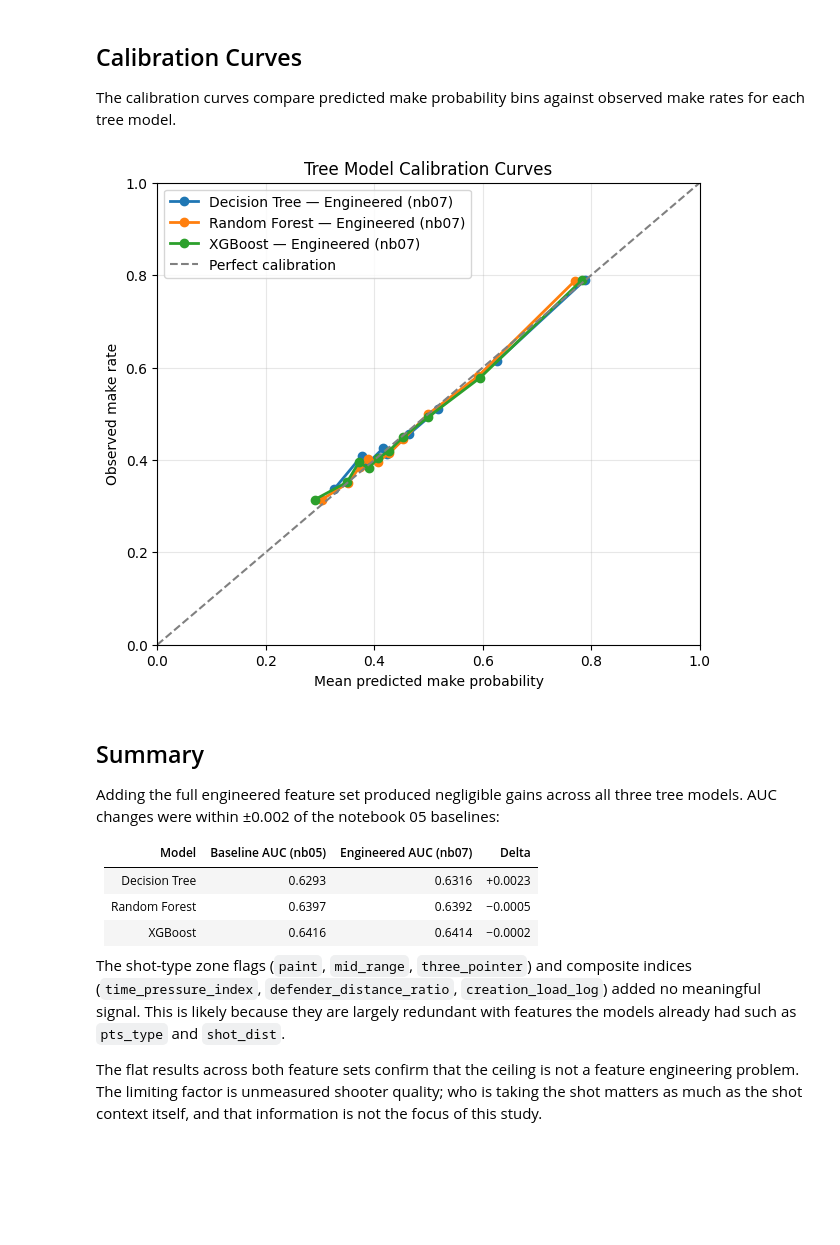
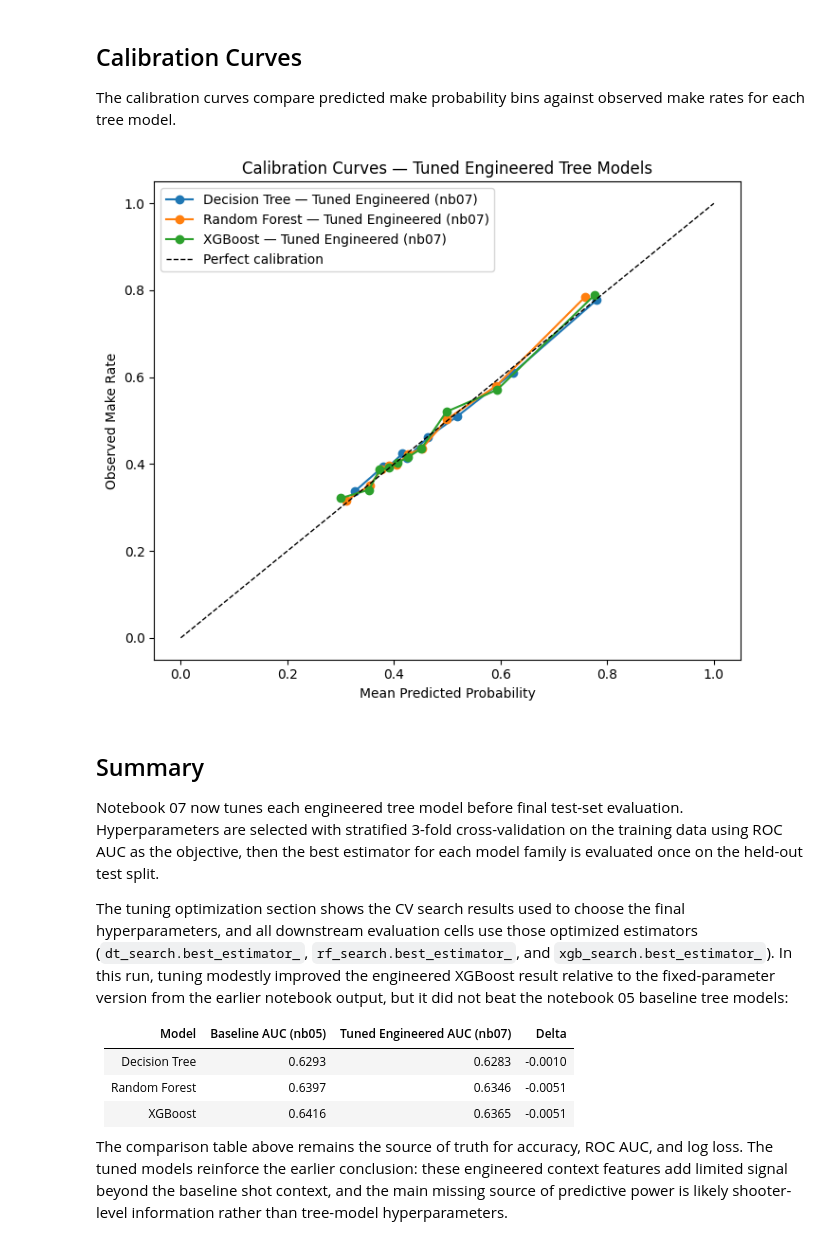
Before and after one commit to nseluga/Shot-Value-Machine-Learning, a Jupyter notebook: notebooks/07_tree_models_engineered.ipynb, the cells around one changed output. Cells and saved outputs as stored; diff of their text form; code cells hidden in the pictures; blank space fills up the shorter version.

Commit message:
fixed bin overlap and added hyperparameter tuning

```diff
--- a/notebooks/07_tree_models_engineered.ipynb
+++ b/notebooks/07_tree_models_engineered.ipynb
@@ -209,21 +336,21 @@ comparison
 # %%
-# ROC curves: engineered tree models overlaid, with notebook 05 AUC values annotated in legend
+# ROC curves: tuned engineered tree models overlaid, with notebook 05 AUC values annotated in legend
 fig, ax = plt.subplots(figsize=(8, 6))
 
 for name, y_prob, nb05_auc in [
-    ("Decision Tree", y_prob_dt, 0.629),
-    ("Random Forest", y_prob_rf, 0.640),
-    ("XGBoost",       y_prob_xgb, 0.642),
+    ("Decision Tree (Tuned)", y_prob_dt, 0.629),
+    ("Random Forest (Tuned)", y_prob_rf, 0.640),
+    ("XGBoost (Tuned)",       y_prob_xgb, 0.642),
 ]:
     fpr, tpr, _ = roc_curve(y_test, y_prob)
-    eng_auc = auc(fpr, tpr)
-    ax.plot(fpr, tpr, label=f"{name} — Engineered (AUC={eng_auc:.3f}, was {nb05_auc:.3f})")
+    model_auc = auc(fpr, tpr)
+    ax.plot(fpr, tpr, label=f"{name} AUC={model_auc:.3f} (nb05 {nb05_auc:.3f})")
 
-ax.plot([0, 1], [0, 1], linestyle="--", color="gray", label="Random baseline")
+ax.plot([0, 1], [0, 1], "k--", linewidth=1)
 ax.set_xlabel("False Positive Rate")
 ax.set_ylabel("True Positive Rate")
-ax.set_title("ROC Curves — Engineered Tree Models (nb07) vs Baseline (nb05)")
-ax.legend(fontsize=9)
+ax.set_title("ROC Curves — Tuned Engineered Tree Models")
+ax.legend()
 plt.tight_layout()
 plt.show()
 # %% [output]
@@ -250,41 +377,37 @@ plt.show()
 The calibration curves compare predicted make probability bins against observed make rates for each tree model.
 # %%
 calibration_models = {
-    "Decision Tree — Engineered (nb07)": y_prob_dt,
-    "Random Forest — Engineered (nb07)": y_prob_rf,
-    "XGBoost — Engineered (nb07)": y_prob_xgb,
+    "Decision Tree — Tuned Engineered (nb07)": y_prob_dt,
+    "Random Forest — Tuned Engineered (nb07)": y_prob_rf,
+    "XGBoost — Tuned Engineered (nb07)": y_prob_xgb,
 }
 
 fig, ax = plt.subplots(figsize=(7, 6))
 
-for model_name, y_prob in calibration_models.items():
-    prob_true, prob_pred = calibration_curve(
-        y_test, y_prob, n_bins=10, strategy="quantile"
-    )
-    ax.plot(prob_pred, prob_true, marker="o", linewidth=2, label=model_name)
+for name, y_prob in calibration_models.items():
+    frac_pos, mean_pred = calibration_curve(y_test, y_prob, n_bins=10, strategy="quantile")
+    ax.plot(mean_pred, frac_pos, marker="o", label=name)
 
-ax.plot([0, 1], [0, 1], linestyle="--", color="gray", label="Perfect calibration")
-ax.set_title("Tree Model Calibration Curves")
-ax.set_xlabel("Mean predicted make probability")
-ax.set_ylabel("Observed make rate")
-ax.set_xlim(0, 1)
-ax.set_ylim(0, 1)
-ax.grid(alpha=0.3)
+ax.plot([0, 1], [0, 1], "k--", linewidth=1, label="Perfect calibration")
+ax.set_xlabel("Mean Predicted Probability")
+ax.set_ylabel("Observed Make Rate")
+ax.set_title("Calibration Curves — Tuned Engineered Tree Models")
 ax.legend()
+plt.tight_layout()
 plt.show()
 # %% [output]
-[figure, old version]
+[figure, new version]
 # %% [markdown]
 ## Summary
 
-Adding the full engineered feature set produced negligible gains across all three tree models. AUC changes were within ±0.002 of the notebook 05 baselines:
+Notebook 07 now tunes each engineered tree model before final test-set evaluation. Hyperparameters are selected with stratified 3-fold cross-validation on the training data using ROC AUC as the objective, then the best estimator for each model family is evaluated once on the held-out test split.
 
-| Model | Baseline AUC (nb05) | Engineered AUC (nb07) | Delta |
-|---|---|---|---|
-| Decision Tree | 0.6293 | 0.6316 | +0.0023 |
-| Random Forest | 0.6397 | 0.6392 | −0.0005 |
-| XGBoost | 0.6416 | 0.6414 | −0.0002 |
+The tuning optimization section shows the CV search results used to choose the final hyperparameters, and all downstream evaluation cells use those optimized estimators (`dt_search.best_estimator_`, `rf_search.best_estimator_`, and `xgb_search.best_estimator_`). In this run, tuning modestly improved the engineered XGBoost result relative to the fixed-parameter version from the earlier notebook output, but it did not beat the notebook 05 baseline tree models:
 
-The shot-type zone flags (`paint`, `mid_range`, `three_pointer`) and composite indices (`time_pressure_index`, `defender_distance_ratio`, `creation_load_log`) added no meaningful signal. This is likely because they are largely redundant with features the models already had such as `pts_type` and `shot_dist`.
+| Model | Baseline AUC (nb05) | Tuned Engineered AUC (nb07) | Delta |
+|---|---:|---:|---:|
+| Decision Tree | 0.6293 | 0.6283 | -0.0010 |
+| Random Forest | 0.6397 | 0.6346 | -0.0051 |
+| XGBoost | 0.6416 | 0.6365 | -0.0051 |
 
-The flat results across both feature sets confirm that the ceiling is not a feature engineering problem. The limiting factor is unmeasured shooter quality; who is taking the shot matters as much as the shot context itself, and that information is not the focus of this study.
+The comparison table above remains the source of truth for accuracy, ROC AUC, and log loss. The tuned models reinforce the earlier conclusion: these engineered context features add limited signal beyond the baseline shot context, and the main missing source of predictive power is likely shooter-level information rather than tree-model hyperparameters.
```
Also changed, not shown: parts of 11 cells of this notebook, 2 other files.
